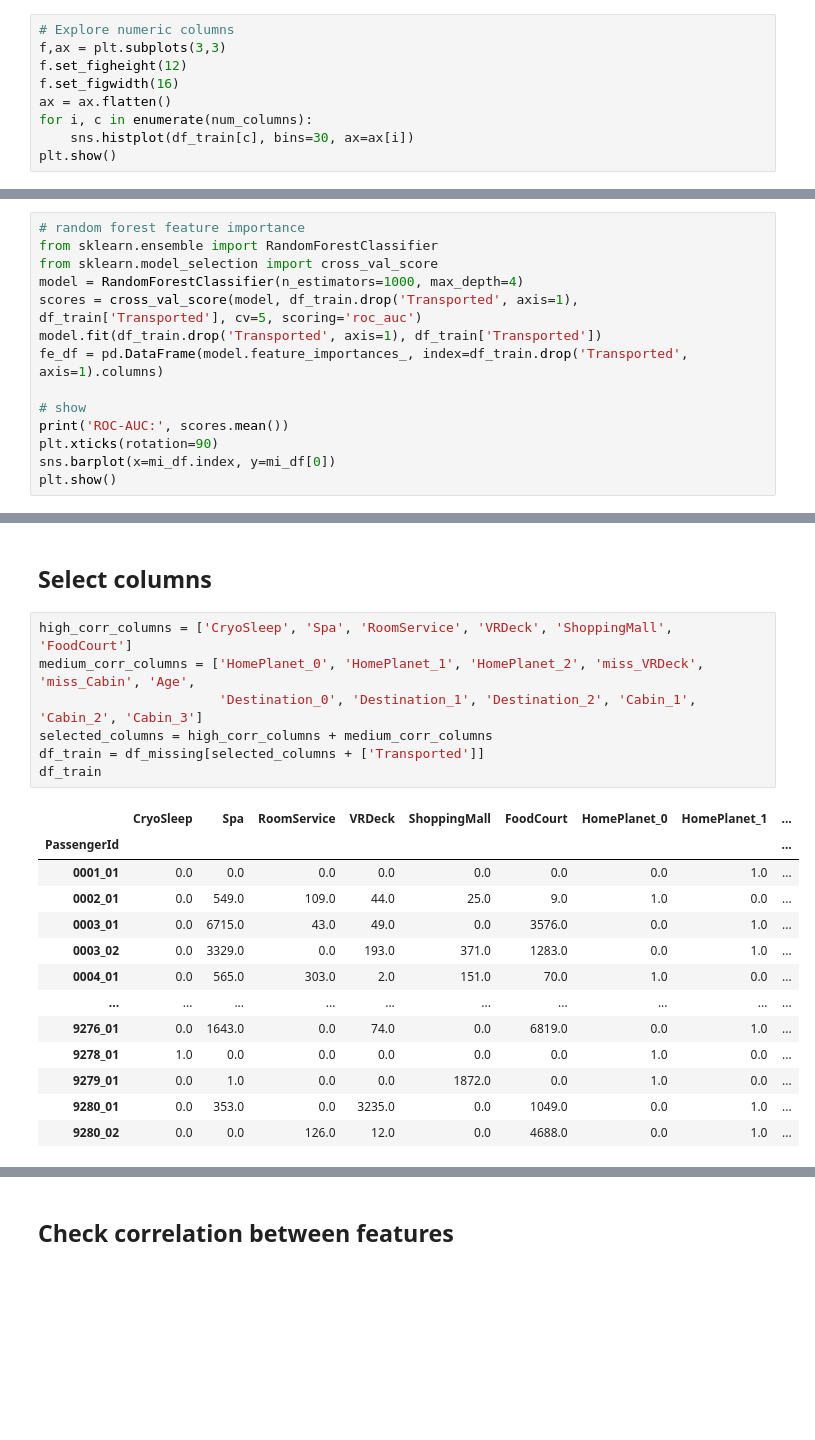
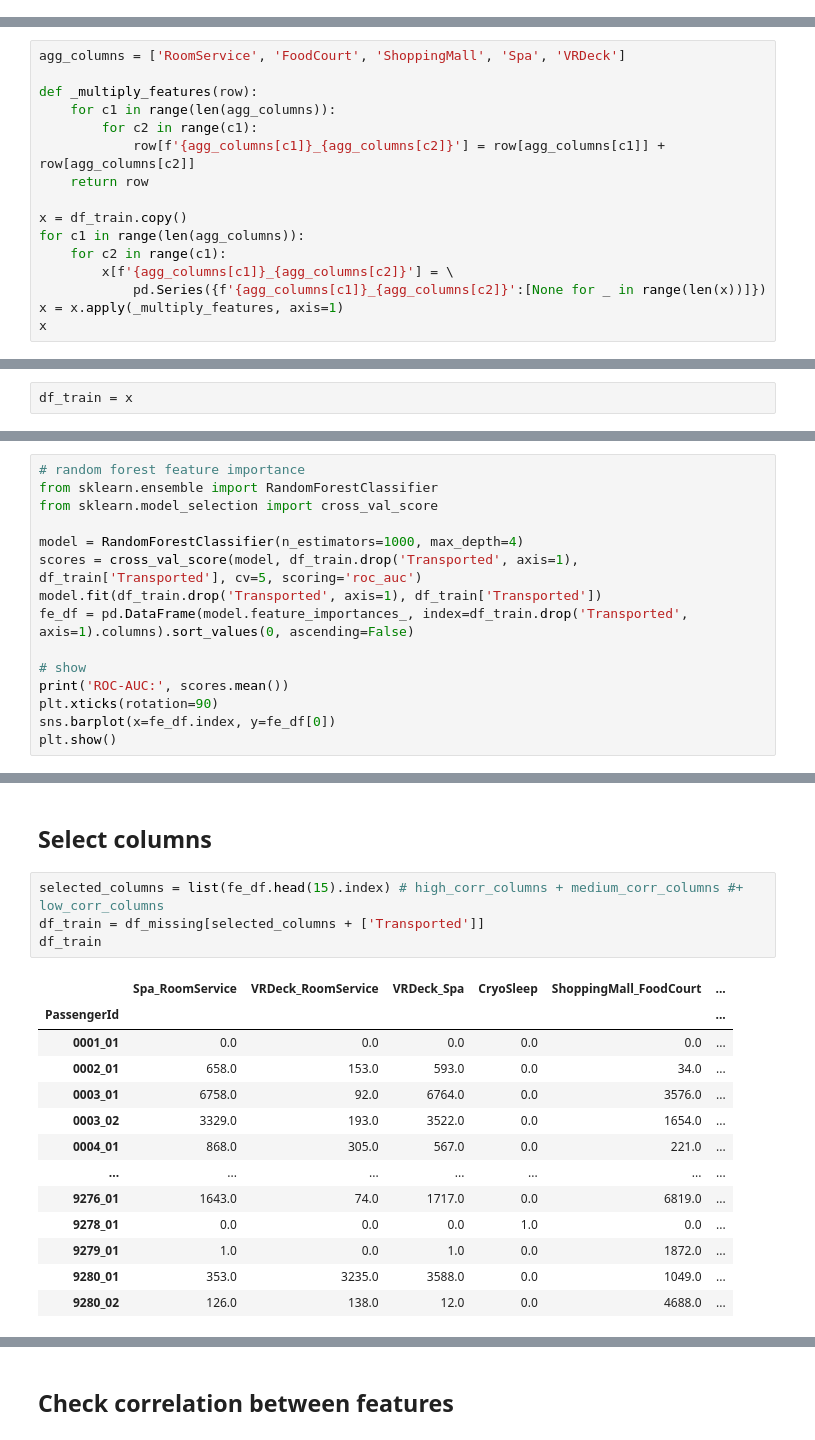
Before and after one commit to 8elka/Spaceship-Titanic-Kaggle, a Jupyter notebook: EDA.ipynb, the cells around one changed output, grey strips where cells are left out. Cells and saved outputs as stored; diff of their text form; blank space fills up the shorter version.

```diff
--- a/EDA.ipynb
+++ b/EDA.ipynb
@@ -494,9 +532,0 @@ plt.show()
-# %%
-# Explore numeric columns
-f,ax = plt.subplots(3,3)
-f.set_figheight(12)
-f.set_figwidth(16)
-ax = ax.flatten()
-for i, c in enumerate(num_columns):
-    sns.histplot(df_train[c], bins=30, ax=ax[i])
-plt.show()
@@ -504,0 +543,16 @@ plt.show()
+# %%
+agg_columns = ['RoomService', 'FoodCourt', 'ShoppingMall', 'Spa', 'VRDeck']
+
+def _multiply_features(row):
+    for c1 in range(len(agg_columns)):
+        for c2 in range(c1):
+            row[f'{agg_columns[c1]}_{agg_columns[c2]}'] = row[agg_columns[c1]] + row[agg_columns[c2]]
+    return row
+
+x = df_train.copy()
+for c1 in range(len(agg_columns)):
+    for c2 in range(c1):
+        x[f'{agg_columns[c1]}_{agg_columns[c2]}'] = \
+            pd.Series({f'{agg_columns[c1]}_{agg_columns[c2]}':[None for _ in range(len(x))]})
+x = x.apply(_multiply_features, axis=1)
+x
@@ -505,3 +579,5 @@ plt.show()
+# %%
+df_train = x
 # %% [markdown]
 ## Correlation check
 # %%
@@ -567,14 +643,15 @@ plt.show()
 # random forest feature importance
 from sklearn.ensemble import RandomForestClassifier
 from sklearn.model_selection import cross_val_score
+
 model = RandomForestClassifier(n_estimators=1000, max_depth=4)
 scores = cross_val_score(model, df_train.drop('Transported', axis=1), df_train['Transported'], cv=5, scoring='roc_auc')
 model.fit(df_train.drop('Transported', axis=1), df_train['Transported'])
-fe_df = pd.DataFrame(model.feature_importances_, index=df_train.drop('Transported', axis=1).columns)
+fe_df = pd.DataFrame(model.feature_importances_, index=df_train.drop('Transported', axis=1).columns).sort_values(0, ascending=False)
 
 # show
 print('ROC-AUC:', scores.mean())
 plt.xticks(rotation=90)
-sns.barplot(x=mi_df.index, y=mi_df[0])
+sns.barplot(x=fe_df.index, y=fe_df[0])
 plt.show()
 # %% [output]
@@ -605,23 +690,20 @@ ROC-AUC: 0.8562606541751607
 # %% [markdown]
 ## Select columns
 # %%
-high_corr_columns = ['CryoSleep', 'Spa', 'RoomService', 'VRDeck', 'ShoppingMall', 'FoodCourt']
-medium_corr_columns = ['HomePlanet_0', 'HomePlanet_1', 'HomePlanet_2', 'miss_VRDeck', 'miss_Cabin', 'Age',
-                       'Destination_0', 'Destination_1', 'Destination_2', 'Cabin_1', 'Cabin_2', 'Cabin_3']
-selected_columns = high_corr_columns + medium_corr_columns
+selected_columns = list(fe_df.head(15).index) # high_corr_columns + medium_corr_columns #+ low_corr_columns
 df_train = df_missing[selected_columns + ['Transported']]
 df_train
 # %% [output]
-|  | CryoSleep | Spa | RoomService | VRDeck | ShoppingMall | FoodCourt | HomePlanet_0 | HomePlanet_1 | ... |
-| PassengerId |  |  |  |  |  |  |  |  | ... |
-| 0001_01 | 0.0 | 0.0 | 0.0 | 0.0 | 0.0 | 0.0 | 0.0 | 1.0 | ... |
-| 0002_01 | 0.0 | 549.0 | 109.0 | 44.0 | 25.0 | 9.0 | 1.0 | 0.0 | ... |
-| 0003_01 | 0.0 | 6715.0 | 43.0 | 49.0 | 0.0 | 3576.0 | 0.0 | 1.0 | ... |
-| 0003_02 | 0.0 | 3329.0 | 0.0 | 193.0 | 371.0 | 1283.0 | 0.0 | 1.0 | ... |
-| 0004_01 | 0.0 | 565.0 | 303.0 | 2.0 | 151.0 | 70.0 | 1.0 | 0.0 | ... |
-| ... | ... | ... | ... | ... | ... | ... | ... | ... | ... |
-| 9276_01 | 0.0 | 1643.0 | 0.0 | 74.0 | 0.0 | 6819.0 | 0.0 | 1.0 | ... |
-| 9278_01 | 1.0 | 0.0 | 0.0 | 0.0 | 0.0 | 0.0 | 1.0 | 0.0 | ... |
-| 9279_01 | 0.0 | 1.0 | 0.0 | 0.0 | 1872.0 | 0.0 | 1.0 | 0.0 | ... |
-| 9280_01 | 0.0 | 353.0 | 0.0 | 3235.0 | 0.0 | 1049.0 | 0.0 | 1.0 | ... |
-| 9280_02 | 0.0 | 0.0 | 126.0 | 12.0 | 0.0 | 4688.0 | 0.0 | 1.0 | ... |
+|  | Spa_RoomService | VRDeck_RoomService | VRDeck_Spa | CryoSleep | ShoppingMall_FoodCourt | ... |
+| PassengerId |  |  |  |  |  | ... |
+| 0001_01 | 0.0 | 0.0 | 0.0 | 0.0 | 0.0 | ... |
+| 0002_01 | 658.0 | 153.0 | 593.0 | 0.0 | 34.0 | ... |
+| 0003_01 | 6758.0 | 92.0 | 6764.0 | 0.0 | 3576.0 | ... |
+| 0003_02 | 3329.0 | 193.0 | 3522.0 | 0.0 | 1654.0 | ... |
+| 0004_01 | 868.0 | 305.0 | 567.0 | 0.0 | 221.0 | ... |
+| ... | ... | ... | ... | ... | ... | ... |
+| 9276_01 | 1643.0 | 74.0 | 1717.0 | 0.0 | 6819.0 | ... |
+| 9278_01 | 0.0 | 0.0 | 0.0 | 1.0 | 0.0 | ... |
+| 9279_01 | 1.0 | 0.0 | 1.0 | 0.0 | 1872.0 | ... |
+| 9280_01 | 353.0 | 3235.0 | 3588.0 | 0.0 | 1049.0 | ... |
+| 9280_02 | 126.0 | 138.0 | 12.0 | 0.0 | 4688.0 | ... |
```
Also changed, not shown: parts of 24 cells of this notebook.
